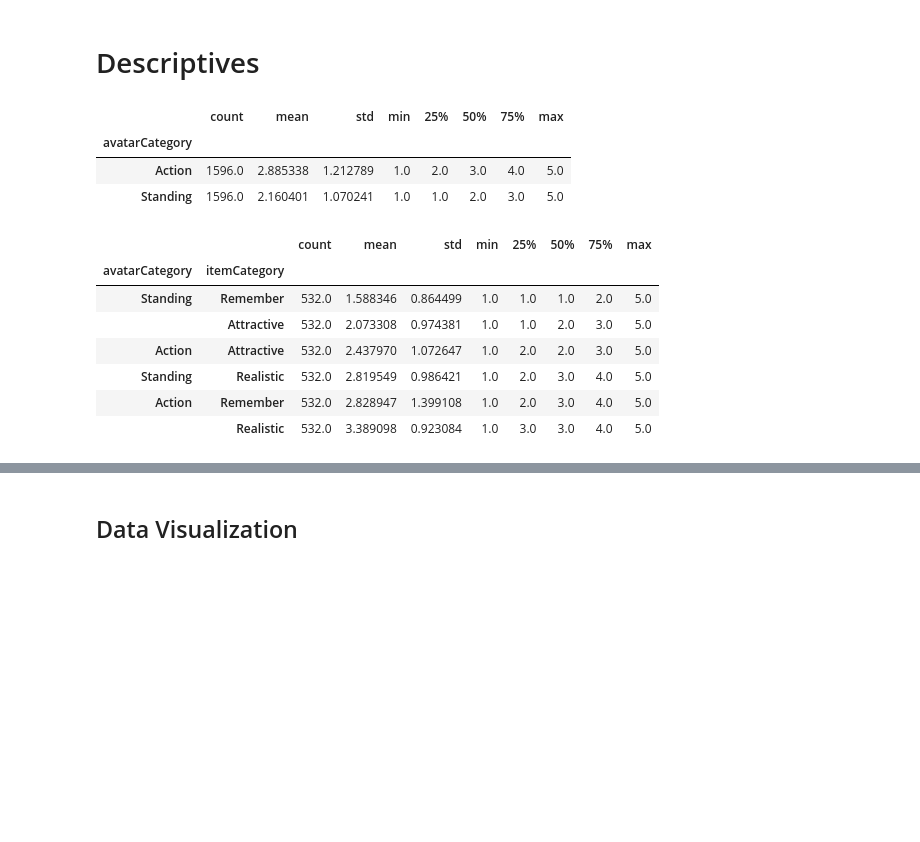
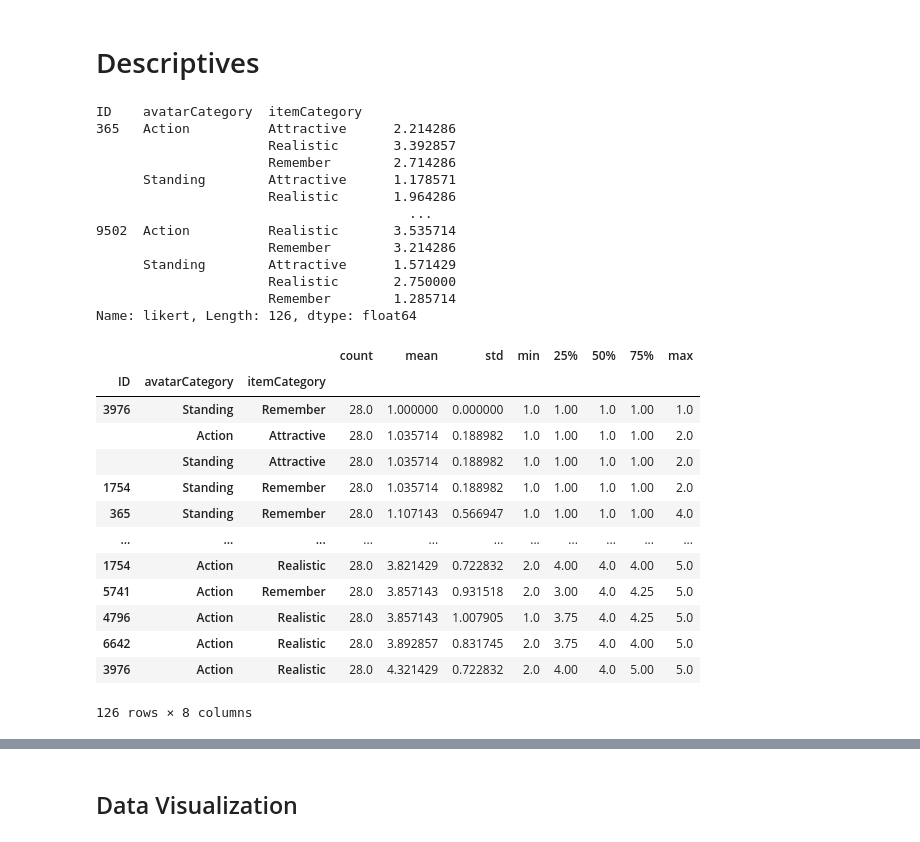
Before and after one commit to tracysanchez/Human_Agents_Impact_Nav, a Jupyter notebook: AvatarQuestionnaire/AvatarQuest.ipynb, the cells around one changed output, grey strips where cells are left out. Saved outputs shown, nothing was run; the diff lists cells and outputs as text; code cells hidden in the pictures; blank space fills up the shorter version.

```diff
--- a/AvatarQuestionnaire/AvatarQuest.ipynb
+++ b/AvatarQuestionnaire/AvatarQuest.ipynb
@@ -150,24 +153,39 @@ df.head()
 # Descriptives
 # %%
 #Average values Support and clarity
-df.groupby('avatarCategory')['likert'].describe()
+df.groupby([ 'ID', 'avatarCategory','itemCategory'])['likert'].mean()
 # %% [output]
-|  | count | mean | std | min | 25% | 50% | 75% | max |
-| avatarCategory |  |  |  |  |  |  |  |  |
-| Action | 1596.0 | 2.885338 | 1.212789 | 1.0 | 2.0 | 3.0 | 4.0 | 5.0 |
-| Standing | 1596.0 | 2.160401 | 1.070241 | 1.0 | 1.0 | 2.0 | 3.0 | 5.0 |
+ID    avatarCategory  itemCategory
+365   Action          Attractive      2.214286
+                      Realistic       3.392857
+                      Remember        2.714286
+      Standing        Attractive      1.178571
+                      Realistic       1.964286
+                                        ...
+9502  Action          Realistic       3.535714
+                      Remember        3.214286
+      Standing        Attractive      1.571429
+                      Realistic       2.750000
+                      Remember        1.285714
+Name: likert, Length: 126, dtype: float64
 # %%
 #Average values Support and clarity
-df.groupby(['avatarCategory','itemCategory'])['likert'].describe().sort_values(by='mean')
+df.groupby(['ID','avatarCategory','itemCategory'])['likert'].describe().sort_values(by='mean')
 # %% [output]
-|  |  | count | mean | std | min | 25% | 50% | 75% | max |
-| avatarCategory | itemCategory |  |  |  |  |  |  |  |  |
-| Standing | Remember | 532.0 | 1.588346 | 0.864499 | 1.0 | 1.0 | 1.0 | 2.0 | 5.0 |
-|  | Attractive | 532.0 | 2.073308 | 0.974381 | 1.0 | 1.0 | 2.0 | 3.0 | 5.0 |
-| Action | Attractive | 532.0 | 2.437970 | 1.072647 | 1.0 | 2.0 | 2.0 | 3.0 | 5.0 |
-| Standing | Realistic | 532.0 | 2.819549 | 0.986421 | 1.0 | 2.0 | 3.0 | 4.0 | 5.0 |
-| Action | Remember | 532.0 | 2.828947 | 1.399108 | 1.0 | 2.0 | 3.0 | 4.0 | 5.0 |
-|  | Realistic | 532.0 | 3.389098 | 0.923084 | 1.0 | 3.0 | 3.0 | 4.0 | 5.0 |
+|  |  |  | count | mean | std | min | 25% | 50% | 75% | max |
+| ID | avatarCategory | itemCategory |  |  |  |  |  |  |  |  |
+| 3976 | Standing | Remember | 28.0 | 1.000000 | 0.000000 | 1.0 | 1.00 | 1.0 | 1.00 | 1.0 |
+|  | Action | Attractive | 28.0 | 1.035714 | 0.188982 | 1.0 | 1.00 | 1.0 | 1.00 | 2.0 |
+|  | Standing | Attractive | 28.0 | 1.035714 | 0.188982 | 1.0 | 1.00 | 1.0 | 1.00 | 2.0 |
+| 1754 | Standing | Remember | 28.0 | 1.035714 | 0.188982 | 1.0 | 1.00 | 1.0 | 1.00 | 2.0 |
+| 365 | Standing | Remember | 28.0 | 1.107143 | 0.566947 | 1.0 | 1.00 | 1.0 | 1.00 | 4.0 |
+| ... | ... | ... | ... | ... | ... | ... | ... | ... | ... | ... |
+| 1754 | Action | Realistic | 28.0 | 3.821429 | 0.722832 | 2.0 | 4.00 | 4.0 | 4.00 | 5.0 |
+| 5741 | Action | Remember | 28.0 | 3.857143 | 0.931518 | 2.0 | 3.00 | 4.0 | 4.25 | 5.0 |
+| 4796 | Action | Realistic | 28.0 | 3.857143 | 1.007905 | 1.0 | 3.75 | 4.0 | 4.25 | 5.0 |
+| 6642 | Action | Realistic | 28.0 | 3.892857 | 0.831745 | 2.0 | 3.75 | 4.0 | 4.00 | 5.0 |
+| 3976 | Action | Realistic | 28.0 | 4.321429 | 0.722832 | 2.0 | 4.00 | 4.0 | 5.00 | 5.0 |
+126 rows × 8 columns
 # %%
 AvatarIDsL = df.pivot_table('likert',  'avatarID').sort_values(by='likert')
 AvatarIDsL
```
Also changed, not shown: parts of 15 cells of this notebook, 9 other files.
